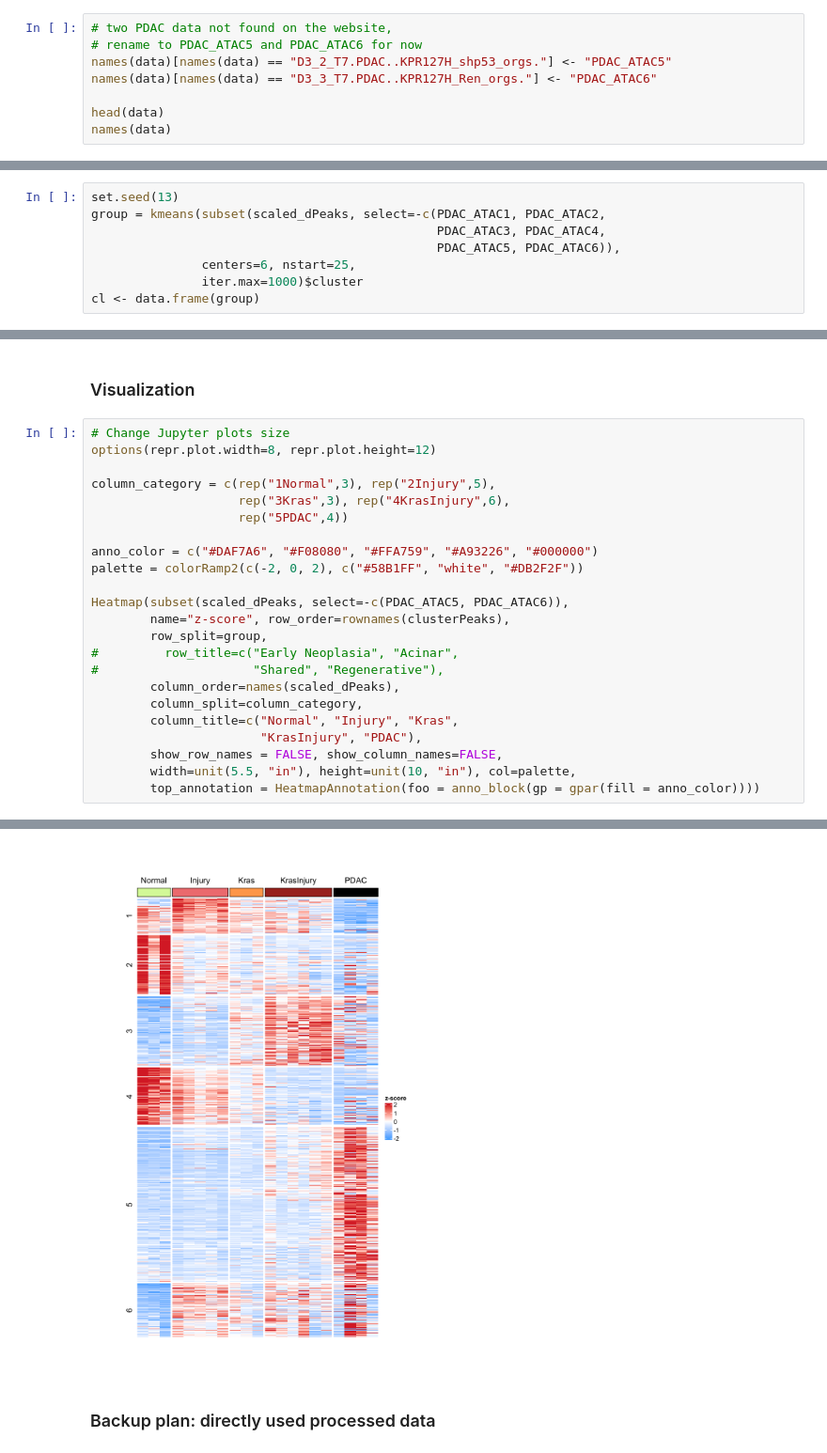
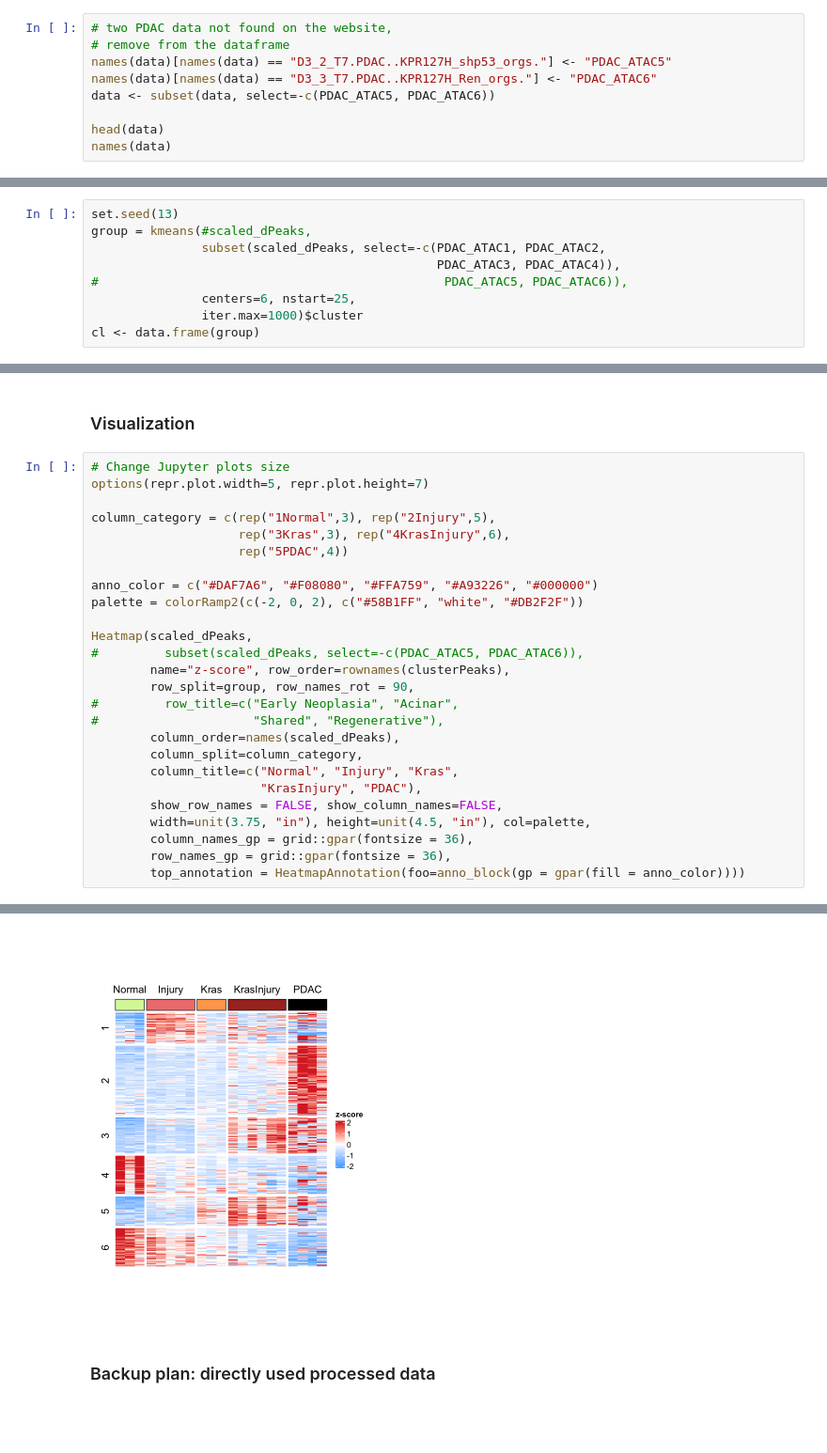
Before and after one commit to qgong13/CSE185FinalProject, a Jupyter notebook: figure_1e/figure_1e_Bulk_ATACseq.ipynb, the cells around one changed output, grey strips where cells are left out. Shown at 94% size. Drawn from its saved outputs; the diff is of its cells as text; blank space fills up the shorter version.

```diff
--- a/figure_1e/figure_1e_Bulk_ATACseq.ipynb
+++ b/figure_1e/figure_1e_Bulk_ATACseq.ipynb
@@ -128,9 +128,10 @@ A data.frame: 6 × 23
 [23] "D3_3_T7.PDAC..KPR127H_Ren_orgs."
 # %%
 # two PDAC data not found on the website,
-# rename to PDAC_ATAC5 and PDAC_ATAC6 for now
+# remove from the dataframe
 names(data)[names(data) == "D3_2_T7.PDAC..KPR127H_shp53_orgs."] <- "PDAC_ATAC5"
 names(data)[names(data) == "D3_3_T7.PDAC..KPR127H_Ren_orgs."] <- "PDAC_ATAC6"
+data <- subset(data, select=-c(PDAC_ATAC5, PDAC_ATAC6))
 
 head(data)
 names(data)
@@ -213,8 +214,9 @@ __From Extended Data Fig2__ \
 # %%
 set.seed(13)
-group = kmeans(subset(scaled_dPeaks, select=-c(PDAC_ATAC1, PDAC_ATAC2,
-                                               PDAC_ATAC3, PDAC_ATAC4,
-                                               PDAC_ATAC5, PDAC_ATAC6)),
+group = kmeans(#scaled_dPeaks,
+               subset(scaled_dPeaks, select=-c(PDAC_ATAC1, PDAC_ATAC2,
+                                               PDAC_ATAC3, PDAC_ATAC4)),
+#                                               PDAC_ATAC5, PDAC_ATAC6)),
                centers=6, nstart=25,
                iter.max=1000)$cluster
 cl <- data.frame(group)
@@ -238,38 +240,41 @@ names(clusterPeaks)
 ### Visualization
 # %%
 # Change Jupyter plots size
-options(repr.plot.width=8, repr.plot.height=12)
+options(repr.plot.width=5, repr.plot.height=7)
 
 column_category = c(rep("1Normal",3), rep("2Injury",5),
                     rep("3Kras",3), rep("4KrasInjury",6),
                     rep("5PDAC",4))
 
 anno_color = c("#DAF7A6", "#F08080", "#FFA759", "#A93226", "#000000")
 palette = colorRamp2(c(-2, 0, 2), c("#58B1FF", "white", "#DB2F2F"))
 
-Heatmap(subset(scaled_dPeaks, select=-c(PDAC_ATAC5, PDAC_ATAC6)),
+Heatmap(scaled_dPeaks,
+#         subset(scaled_dPeaks, select=-c(PDAC_ATAC5, PDAC_ATAC6)),
         name="z-score", row_order=rownames(clusterPeaks),
-        row_split=group,
+        row_split=group, row_names_rot = 90,
 #         row_title=c("Early Neoplasia", "Acinar",
 #                     "Shared", "Regenerative"),
         column_order=names(scaled_dPeaks),
         column_split=column_category,
         column_title=c("Normal", "Injury", "Kras",
                        "KrasInjury", "PDAC"),
         show_row_names = FALSE, show_column_names=FALSE,
-        width=unit(5.5, "in"), height=unit(10, "in"), col=palette,
-        top_annotation = HeatmapAnnotation(foo = anno_block(gp = gpar(fill = anno_color))))
+        width=unit(3.75, "in"), height=unit(4.5, "in"), col=palette,
+        column_names_gp = grid::gpar(fontsize = 36),
+        row_names_gp = grid::gpar(fontsize = 36),
+        top_annotation = HeatmapAnnotation(foo=anno_block(gp = gpar(fill = anno_color))))
 # %% [output]
 `use_raster` is automatically set to TRUE for a matrix with more than
 2000 rows. You can control `use_raster` argument by explicitly setting
 TRUE/FALSE to it.
 
 Set `ht_opt$message = FALSE` to turn off this message.
 
 'magick' package is suggested to install to give better rasterization.
 
 Set `ht_opt$message = FALSE` to turn off this message.
-[figure, old version]
+[figure, new version]
 # %% [markdown]
 ### Backup plan: directly used processed data
 # %%
```
Also changed, not shown: parts of 9 cells of this notebook, 11 other files.
